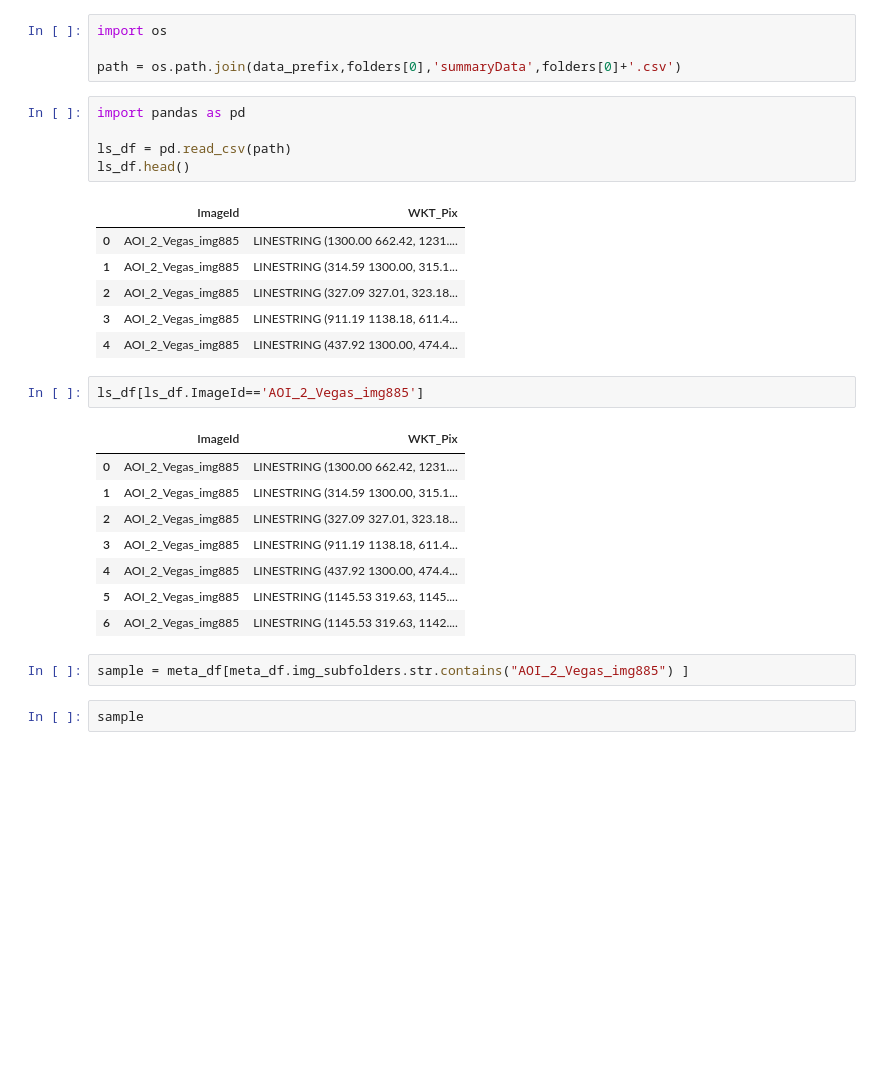
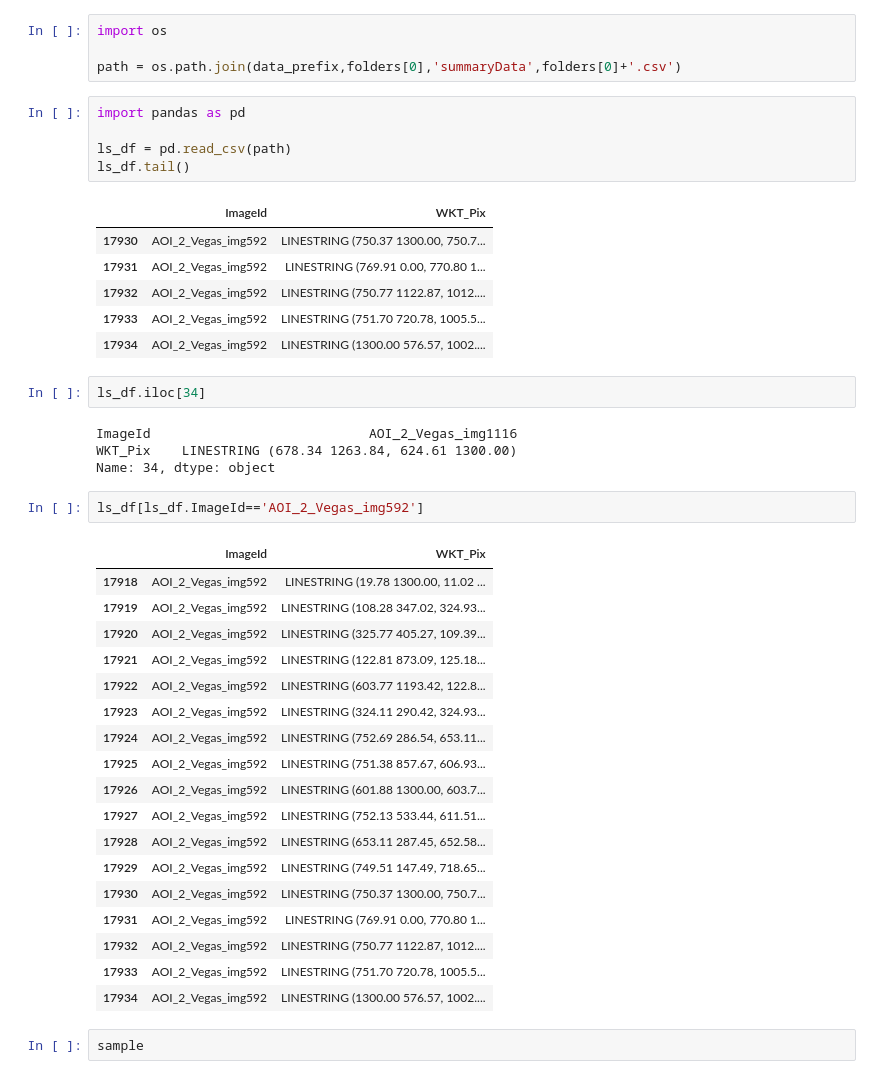
Before and after one commit to snakers4/spacenet-three, a Jupyter notebook: src/test_config.ipynb, the cells around one changed output. Drawn from its saved outputs; the diff is of its cells as text; blank space fills up the shorter version.

```diff
--- a/src/test_config.ipynb
+++ b/src/test_config.ipynb
@@ -471,27 +471,41 @@ path = os.path.join(data_prefix,folders[0],'summaryData',folders[0]+'.csv')
 import pandas as pd
 
 ls_df = pd.read_csv(path)
-ls_df.head()
+ls_df.tail()
 # %% [output]
 |  | ImageId | WKT_Pix |
-| 0 | AOI_2_Vegas_img885 | LINESTRING (1300.00 662.42, 1231.... |
-| 1 | AOI_2_Vegas_img885 | LINESTRING (314.59 1300.00, 315.1... |
-| 2 | AOI_2_Vegas_img885 | LINESTRING (327.09 327.01, 323.18... |
-| 3 | AOI_2_Vegas_img885 | LINESTRING (911.19 1138.18, 611.4... |
-| 4 | AOI_2_Vegas_img885 | LINESTRING (437.92 1300.00, 474.4... |
+| 17930 | AOI_2_Vegas_img592 | LINESTRING (750.37 1300.00, 750.7... |
+| 17931 | AOI_2_Vegas_img592 | LINESTRING (769.91 0.00, 770.80 1... |
+| 17932 | AOI_2_Vegas_img592 | LINESTRING (750.77 1122.87, 1012.... |
+| 17933 | AOI_2_Vegas_img592 | LINESTRING (751.70 720.78, 1005.5... |
+| 17934 | AOI_2_Vegas_img592 | LINESTRING (1300.00 576.57, 1002.... |
+# %%
+ls_df.iloc[34]
+# %% [output]
+ImageId                            AOI_2_Vegas_img1116
+WKT_Pix    LINESTRING (678.34 1263.84, 624.61 1300.00)
+Name: 34, dtype: object
 # %%
-ls_df[ls_df.ImageId=='AOI_2_Vegas_img885']
+ls_df[ls_df.ImageId=='AOI_2_Vegas_img592']
 # %% [output]
 |  | ImageId | WKT_Pix |
-| 0 | AOI_2_Vegas_img885 | LINESTRING (1300.00 662.42, 1231.... |
-| 1 | AOI_2_Vegas_img885 | LINESTRING (314.59 1300.00, 315.1... |
-| 2 | AOI_2_Vegas_img885 | LINESTRING (327.09 327.01, 323.18... |
-| 3 | AOI_2_Vegas_img885 | LINESTRING (911.19 1138.18, 611.4... |
-| 4 | AOI_2_Vegas_img885 | LINESTRING (437.92 1300.00, 474.4... |
-| 5 | AOI_2_Vegas_img885 | LINESTRING (1145.53 319.63, 1145.... |
-| 6 | AOI_2_Vegas_img885 | LINESTRING (1145.53 319.63, 1142.... |
+| 17918 | AOI_2_Vegas_img592 | LINESTRING (19.78 1300.00, 11.02 ... |
+| 17919 | AOI_2_Vegas_img592 | LINESTRING (108.28 347.02, 324.93... |
+| 17920 | AOI_2_Vegas_img592 | LINESTRING (325.77 405.27, 109.39... |
+| 17921 | AOI_2_Vegas_img592 | LINESTRING (122.81 873.09, 125.18... |
+| 17922 | AOI_2_Vegas_img592 | LINESTRING (603.77 1193.42, 122.8... |
+| 17923 | AOI_2_Vegas_img592 | LINESTRING (324.11 290.42, 324.93... |
+| 17924 | AOI_2_Vegas_img592 | LINESTRING (752.69 286.54, 653.11... |
+| 17925 | AOI_2_Vegas_img592 | LINESTRING (751.38 857.67, 606.93... |
+| 17926 | AOI_2_Vegas_img592 | LINESTRING (601.88 1300.00, 603.7... |
+| 17927 | AOI_2_Vegas_img592 | LINESTRING (752.13 533.44, 611.51... |
+| 17928 | AOI_2_Vegas_img592 | LINESTRING (653.11 287.45, 652.58... |
+| 17929 | AOI_2_Vegas_img592 | LINESTRING (749.51 147.49, 718.65... |
+| 17930 | AOI_2_Vegas_img592 | LINESTRING (750.37 1300.00, 750.7... |
+| 17931 | AOI_2_Vegas_img592 | LINESTRING (769.91 0.00, 770.80 1... |
+| 17932 | AOI_2_Vegas_img592 | LINESTRING (750.77 1122.87, 1012.... |
+| 17933 | AOI_2_Vegas_img592 | LINESTRING (751.70 720.78, 1005.5... |
+| 17934 | AOI_2_Vegas_img592 | LINESTRING (1300.00 576.57, 1002.... |
-# %%
-sample = meta_df[meta_df.img_subfolders.str.contains("AOI_2_Vegas_img885") ]
 # %%
 sample
 # %% [output]
```
Also changed, not shown: parts of 27 cells of this notebook, 3 other files.
